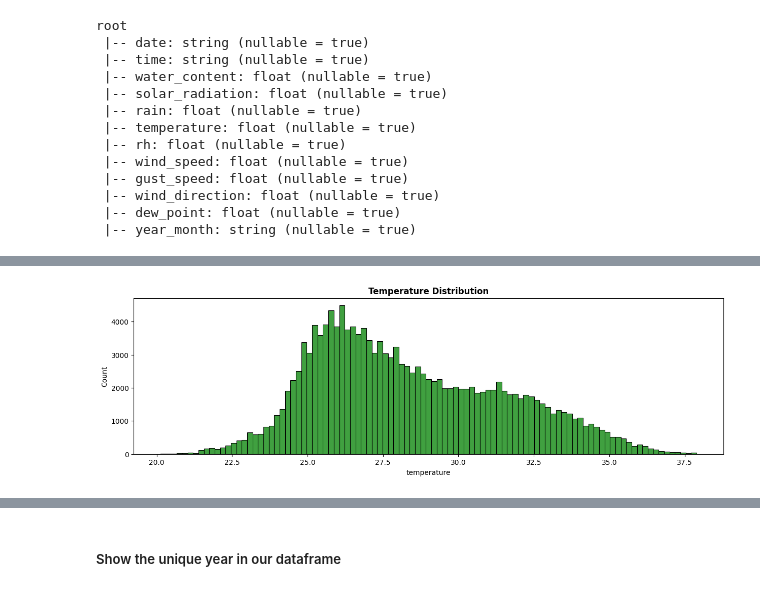
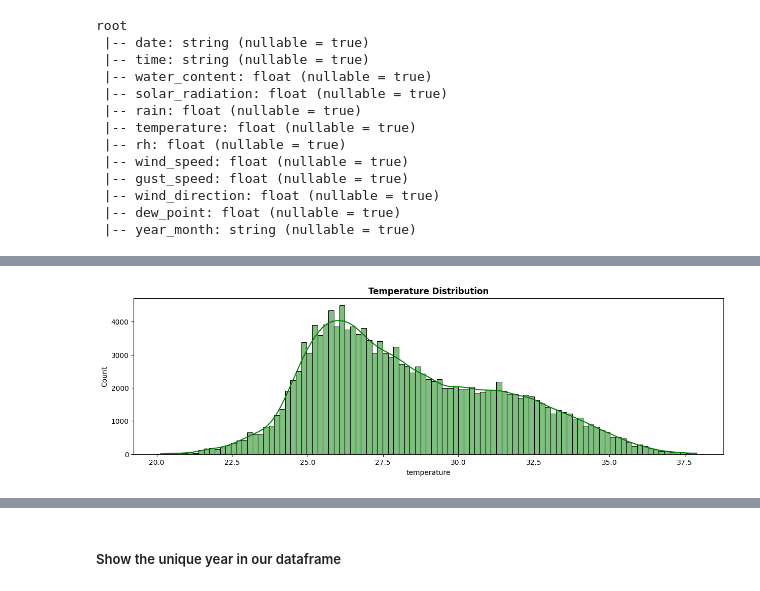
Before and after one commit to Cheapanha-Sok/Samsung-Innovation-Campus-Big-Data-Capstone-Project, a Jupyter notebook: Data_Visualization.ipynb, the cells around one changed output, grey strips where cells are left out. Drawn from its saved outputs; the diff is of its cells as text; code cells hidden in the pictures.

```diff
--- a/Data_Visualization.ipynb
+++ b/Data_Visualization.ipynb
@@ -51,12 +115,12 @@ df = df.toPandas()
 # %%
 # Set up the matplotlib figure
 plt.figure(figsize=(15, 4))
 
 # Temperature
-sns.histplot(df.temperature, kde=False, color="g").set_title('Temperature Distribution')
+sns.histplot(df.temperature, kde=True, color="g").set_title('Temperature Distribution')
 
 plt.title("Temperature Distribution", fontweight='bold')
 plt.show()
 # %% [output]
-[figure, old version]
+[figure, new version]
 # %%
```
Also changed, not shown: parts of 21 cells of this notebook, 6 other files.
